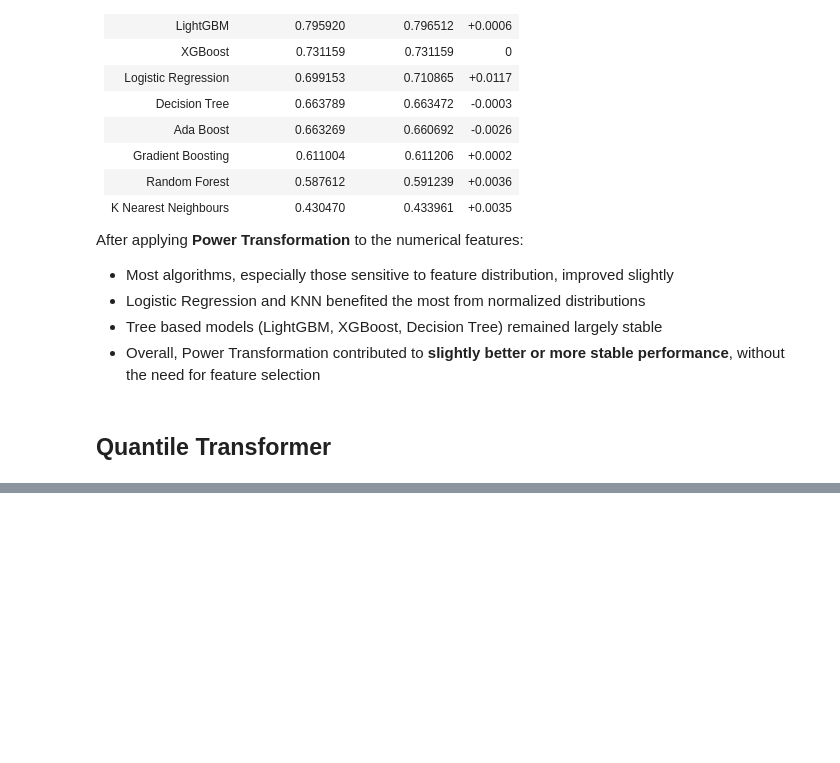
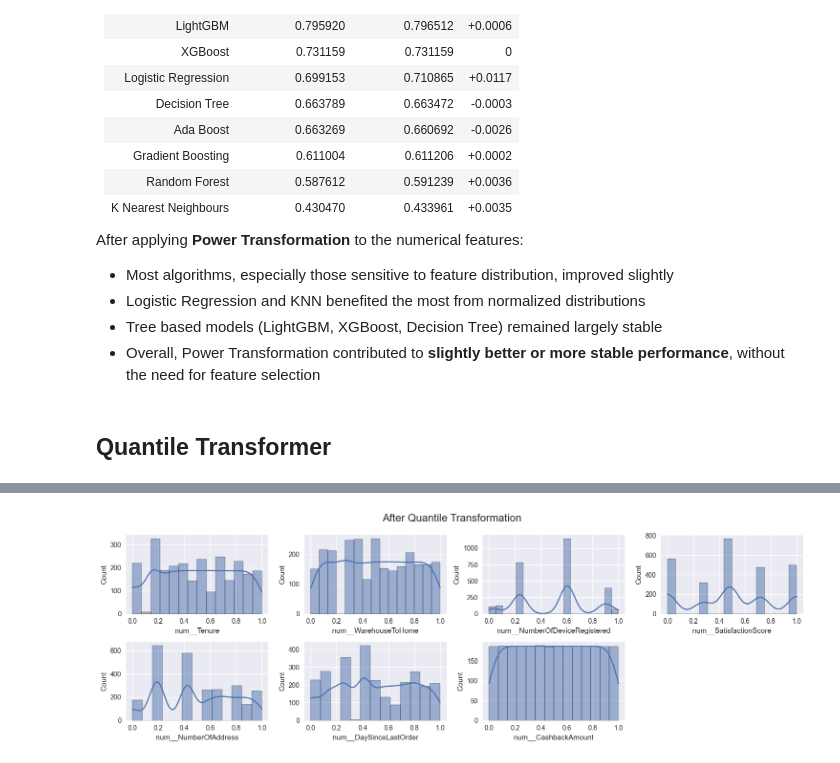
Before and after one commit to nayana-sisil/predictive-customer-churn-ecommerce-retention, a Jupyter notebook: cutomer_churn.ipynb, the cells around one changed output, grey strips where cells are left out. Cells and saved outputs as stored; diff of their text form; code cells hidden in the pictures; blank space fills up the shorter version.

```diff
--- a/cutomer_churn.ipynb
+++ b/cutomer_churn.ipynb
@@ -985,0 +986,10 @@ After applying **Power Transformation** to the numerical features:
+# %%
+quantile_transformer =  QuantileTransformer(n_quantiles=1000)
+
+data = quantile_transformer.fit_transform(X_train_preprocessed[columns])
+
+after_transformed = pd.DataFrame(data, columns=columns,index=X_train_preprocessed.index)
+
+transformer_plot('After Quantile Transformation', after_transformed, columns)
+# %% [output]
+[figure, added]
```
Also changed, not shown: parts of 8 cells of this notebook.
